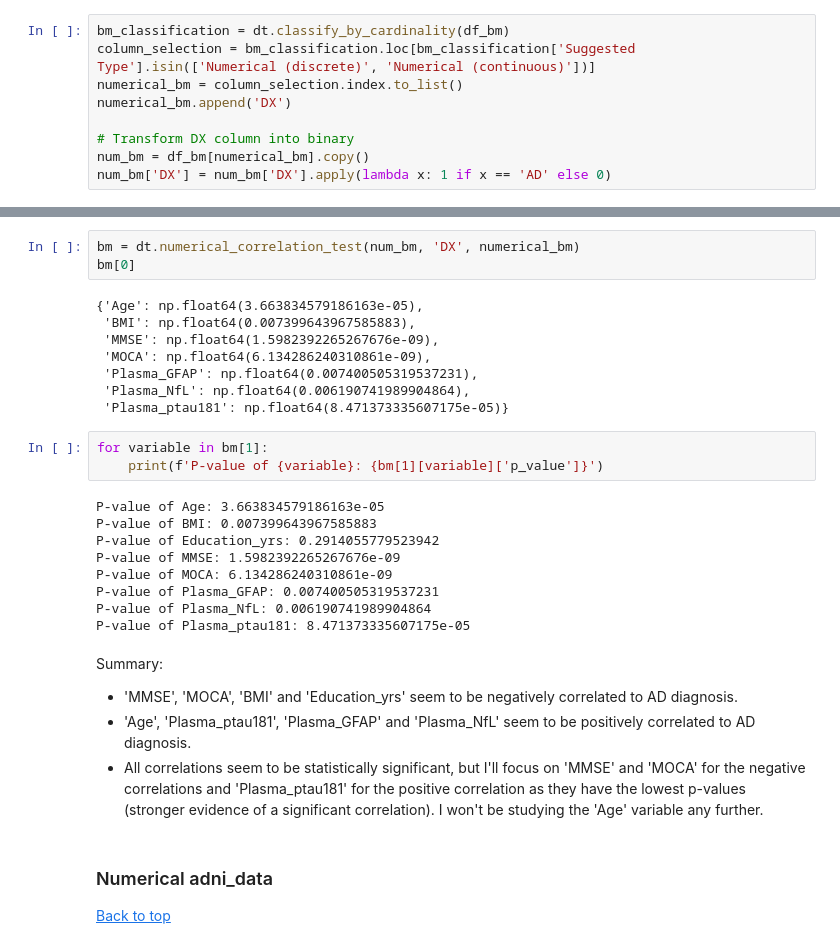
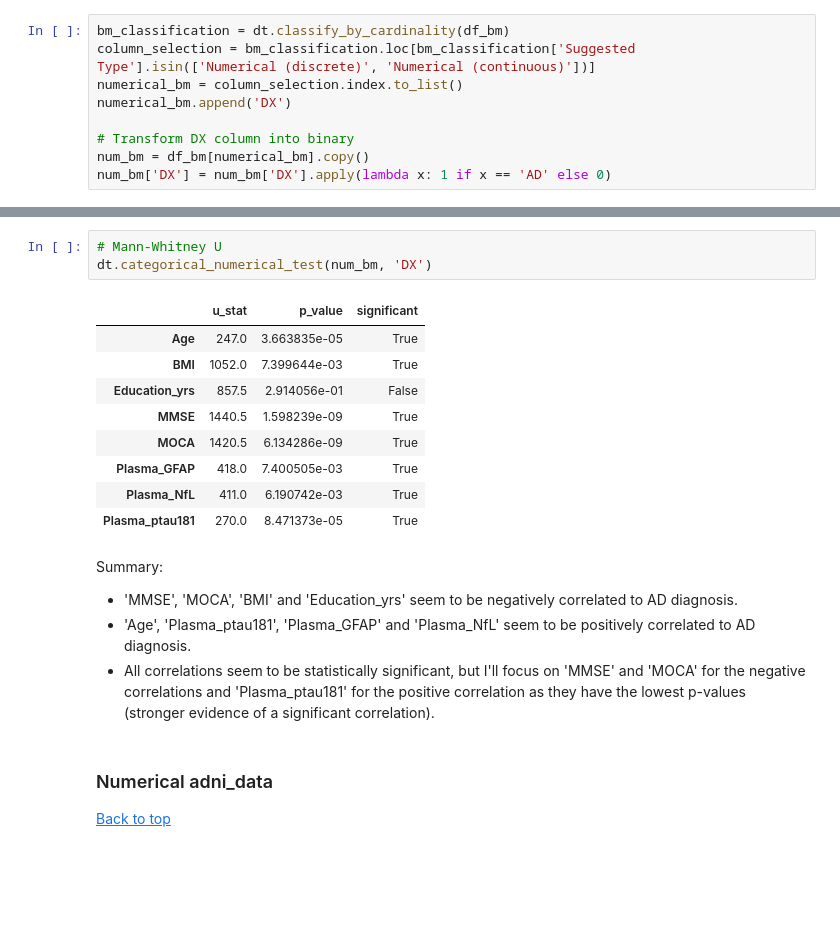
Before and after one commit to mardelmir/EDA_Project, a Jupyter notebook: src/notebooks/03_Bivariate_Analysis.ipynb, the cells around one changed output, grey strips where cells are left out. Saved outputs shown, nothing was run; the diff lists cells and outputs as text; blank space fills up the shorter version.

Commit message:
Review, changed tests...

```diff
--- a/src/notebooks/03_Bivariate_Analysis.ipynb
+++ b/src/notebooks/03_Bivariate_Analysis.ipynb
@@ -261,32 +269,22 @@ vt.plot_numerical_correlation(num_bm, 'DX', negative_color = '#432786', show_val
-# %%
-bm = dt.numerical_correlation_test(num_bm, 'DX', numerical_bm)
-bm[0]
-# %% [output]
-{'Age': np.float64(3.663834579186163e-05),
- 'BMI': np.float64(0.007399643967585883),
- 'MMSE': np.float64(1.5982392265267676e-09),
- 'MOCA': np.float64(6.134286240310861e-09),
- 'Plasma_GFAP': np.float64(0.007400505319537231),
- 'Plasma_NfL': np.float64(0.006190741989904864),
- 'Plasma_ptau181': np.float64(8.471373335607175e-05)}
-# %%
-for variable in bm[1]:
-    print(f'P-value of {variable}: {bm[1][variable]['p_value']}')
-# %% [output]
-P-value of Age: 3.663834579186163e-05
-P-value of BMI: 0.007399643967585883
-P-value of Education_yrs: 0.2914055779523942
-P-value of MMSE: 1.5982392265267676e-09
-P-value of MOCA: 6.134286240310861e-09
-P-value of Plasma_GFAP: 0.007400505319537231
-P-value of Plasma_NfL: 0.006190741989904864
-P-value of Plasma_ptau181: 8.471373335607175e-05
+# %%
+# Mann-Whitney U
+dt.categorical_numerical_test(num_bm, 'DX')
+# %% [output]
+|  | u_stat | p_value | significant |
+| Age | 247.0 | 3.663835e-05 | True |
+| BMI | 1052.0 | 7.399644e-03 | True |
+| Education_yrs | 857.5 | 2.914056e-01 | False |
+| MMSE | 1440.5 | 1.598239e-09 | True |
+| MOCA | 1420.5 | 6.134286e-09 | True |
+| Plasma_GFAP | 418.0 | 7.400505e-03 | True |
+| Plasma_NfL | 411.0 | 6.190742e-03 | True |
+| Plasma_ptau181 | 270.0 | 8.471373e-05 | True |
 # %% [markdown]
 Summary:
 
 * 'MMSE', 'MOCA', 'BMI' and 'Education_yrs' seem to be negatively correlated to AD diagnosis.
 * 'Age', 'Plasma_ptau181', 'Plasma_GFAP' and 'Plasma_NfL' seem to be positively correlated to AD diagnosis.
-* All correlations seem to be statistically significant, but I'll focus on 'MMSE' and 'MOCA' for the negative correlations and 'Plasma_ptau181' for the positive correlation as they have the lowest p-values (stronger evidence of a significant correlation). I won't be studying the 'Age' variable any further.
+* All correlations seem to be statistically significant, but I'll focus on 'MMSE' and 'MOCA' for the negative correlations and 'Plasma_ptau181' for the positive correlation as they have the lowest p-values (stronger evidence of a significant correlation).
 # %% [markdown]
 ### Numerical adni_data
 
```
Also changed, not shown: parts of 13 cells of this notebook, 5 other files.
